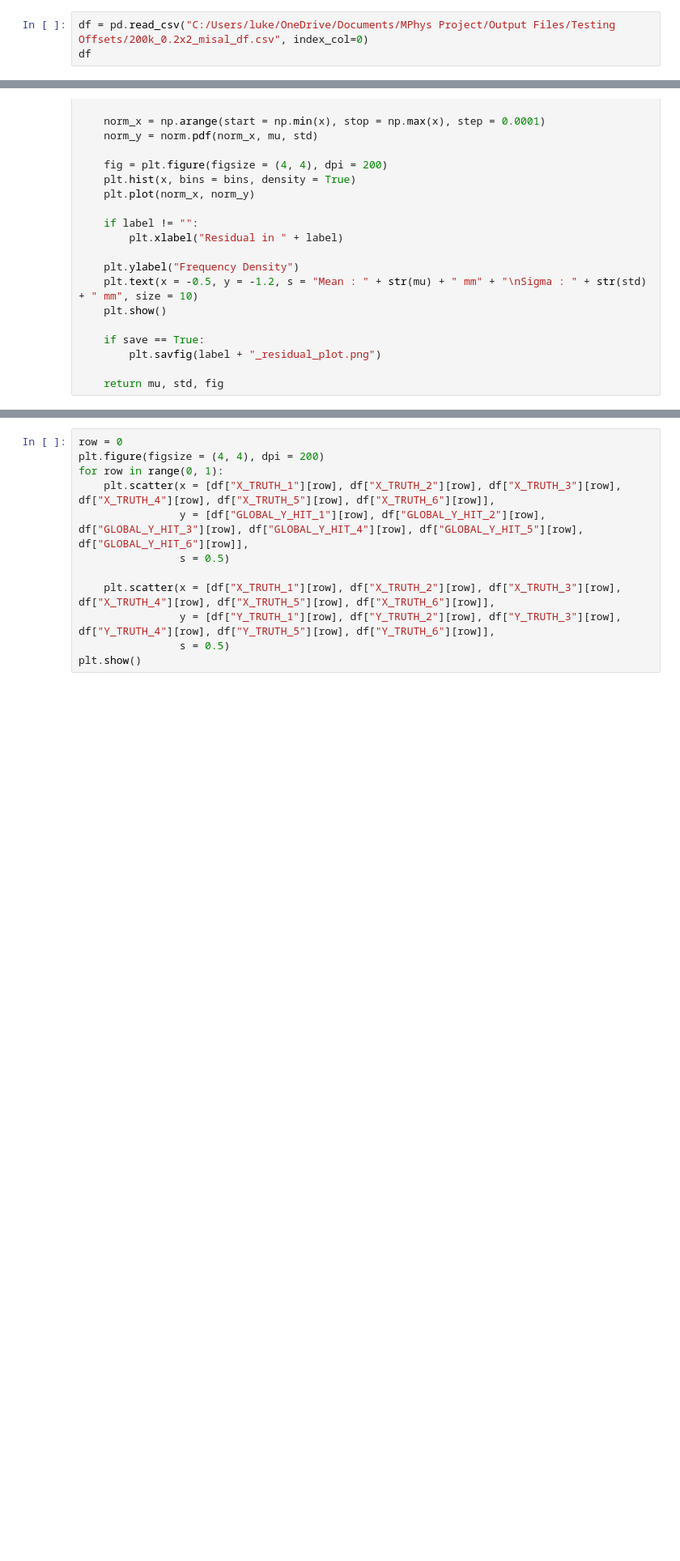
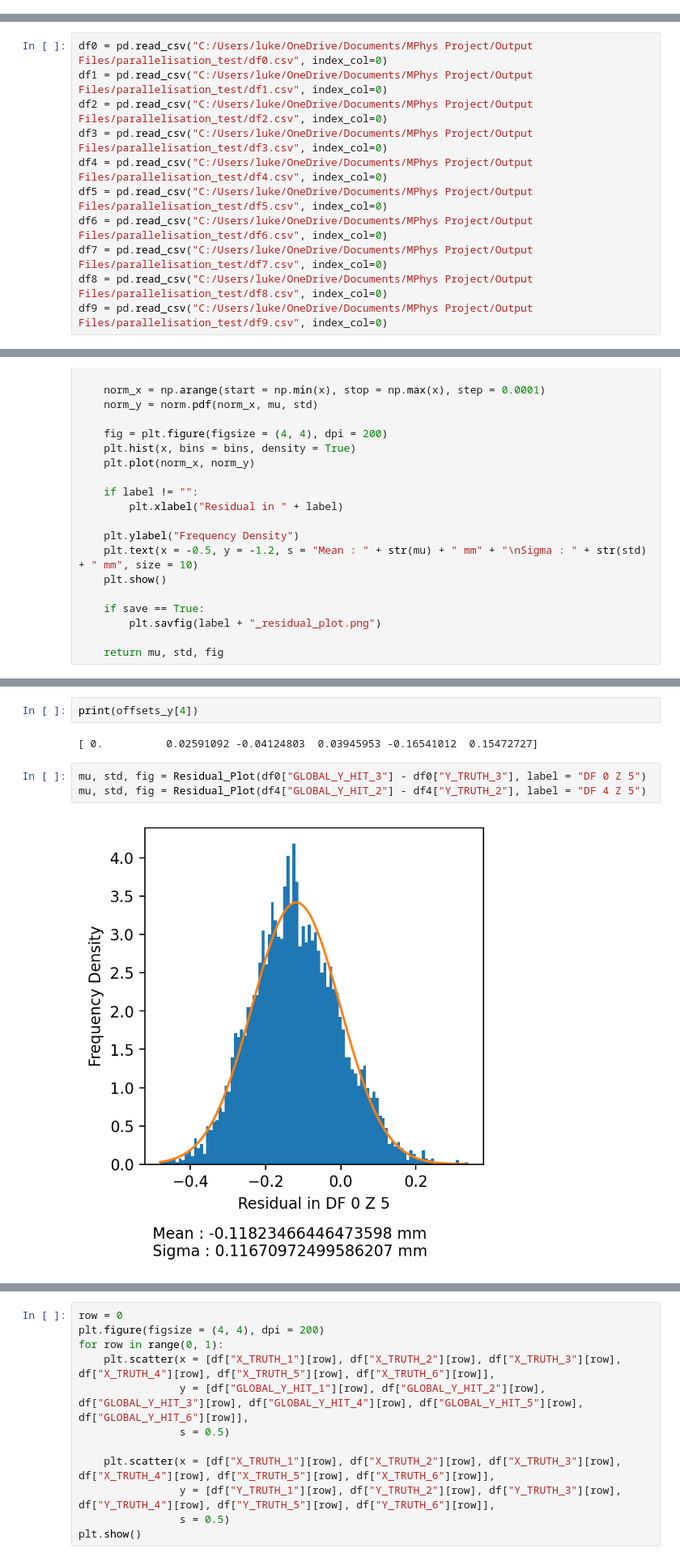
Before and after one commit to ldk111/FASER-2-MPhys-Project, a Jupyter notebook: Analysis/analysis.ipynb, the cells around one changed output, grey strips where cells are left out. Shown: that part at 81% size. Drawn from its saved outputs; the diff is of its cells as text; blank space fills up the shorter version.

```diff
--- a/Analysis/analysis.ipynb
+++ b/Analysis/analysis.ipynb
@@ -2,6 +2,3 @@
 import pandas as pd
 import numpy as np
 from matplotlib import pyplot as plt
-# %%
-df = pd.read_csv("C:/Users/luke/OneDrive/Documents/MPhys Project/Output Files/Testing Offsets/200k_0.2x2_misal_df.csv", index_col=0)
-df
@@ -22,3 +81,14 @@ df
+# %%
+df0 = pd.read_csv("C:/Users/luke/OneDrive/Documents/MPhys Project/Output Files/parallelisation_test/df0.csv", index_col=0)
+df1 = pd.read_csv("C:/Users/luke/OneDrive/Documents/MPhys Project/Output Files/parallelisation_test/df1.csv", index_col=0)
+df2 = pd.read_csv("C:/Users/luke/OneDrive/Documents/MPhys Project/Output Files/parallelisation_test/df2.csv", index_col=0)
+df3 = pd.read_csv("C:/Users/luke/OneDrive/Documents/MPhys Project/Output Files/parallelisation_test/df3.csv", index_col=0)
+df4 = pd.read_csv("C:/Users/luke/OneDrive/Documents/MPhys Project/Output Files/parallelisation_test/df4.csv", index_col=0)
+df5 = pd.read_csv("C:/Users/luke/OneDrive/Documents/MPhys Project/Output Files/parallelisation_test/df5.csv", index_col=0)
+df6 = pd.read_csv("C:/Users/luke/OneDrive/Documents/MPhys Project/Output Files/parallelisation_test/df6.csv", index_col=0)
+df7 = pd.read_csv("C:/Users/luke/OneDrive/Documents/MPhys Project/Output Files/parallelisation_test/df7.csv", index_col=0)
+df8 = pd.read_csv("C:/Users/luke/OneDrive/Documents/MPhys Project/Output Files/parallelisation_test/df8.csv", index_col=0)
+df9 = pd.read_csv("C:/Users/luke/OneDrive/Documents/MPhys Project/Output Files/parallelisation_test/df9.csv", index_col=0)
 # %%
 from scipy.stats import norm
 
@@ -75,0 +140,9 @@ mu, std, fig = Residual_Plot(df["RES_Y_HIT_2"], label = "Y RES 2")
+# %%
+print(offsets_y[4])
+# %% [output]
+[ 0.          0.02591092 -0.04124803  0.03945953 -0.16541012  0.15472727]
+# %%
+mu, std, fig = Residual_Plot(df0["GLOBAL_Y_HIT_3"] - df0["Y_TRUTH_3"], label = "DF 0 Z 5")
+mu, std, fig = Residual_Plot(df4["GLOBAL_Y_HIT_2"] - df4["Y_TRUTH_2"], label = "DF 4 Z 5")
+# %% [output]
+[figure, added]
```
Also changed, not shown: parts of 7 cells of this notebook, 4 other files.
